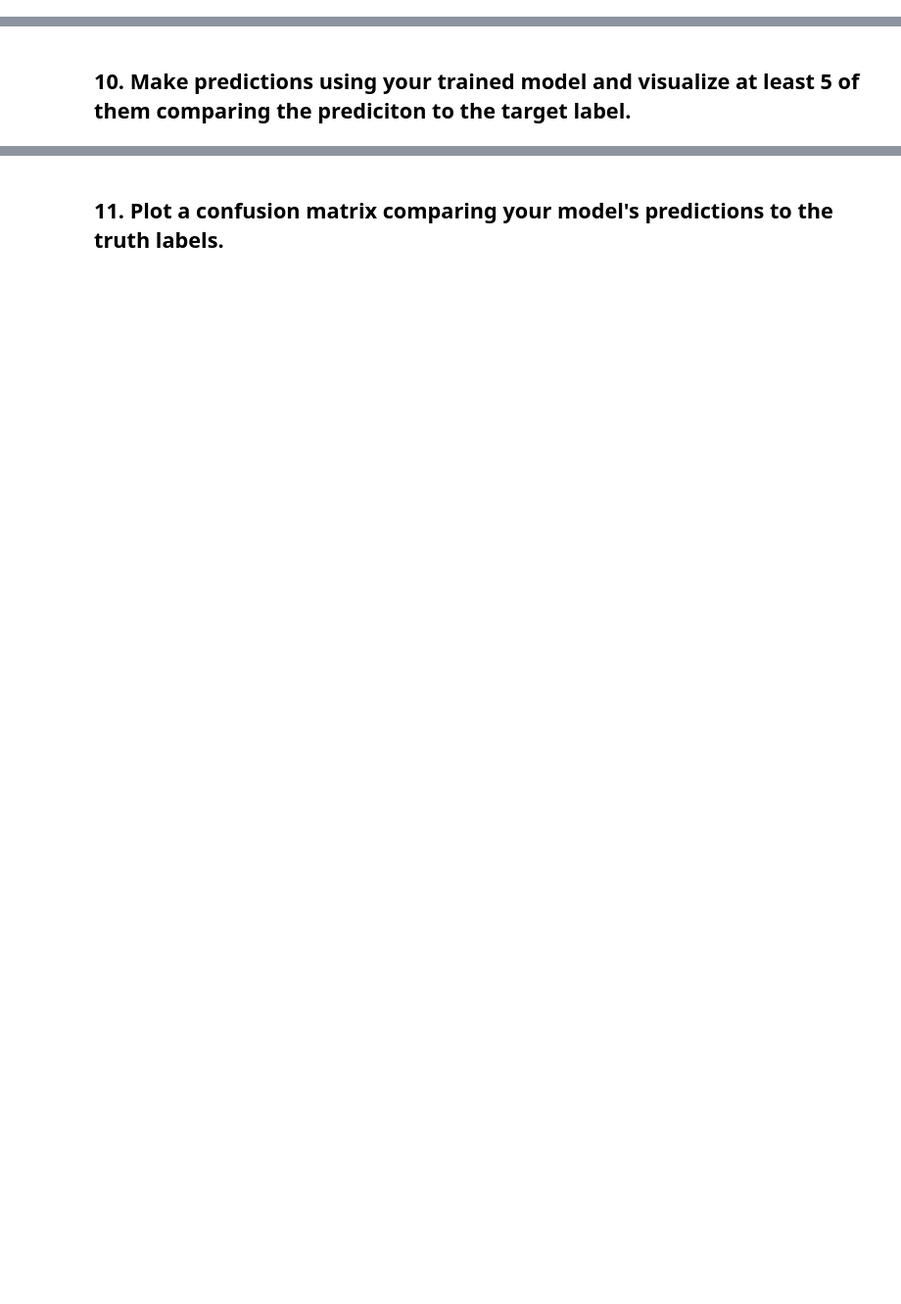
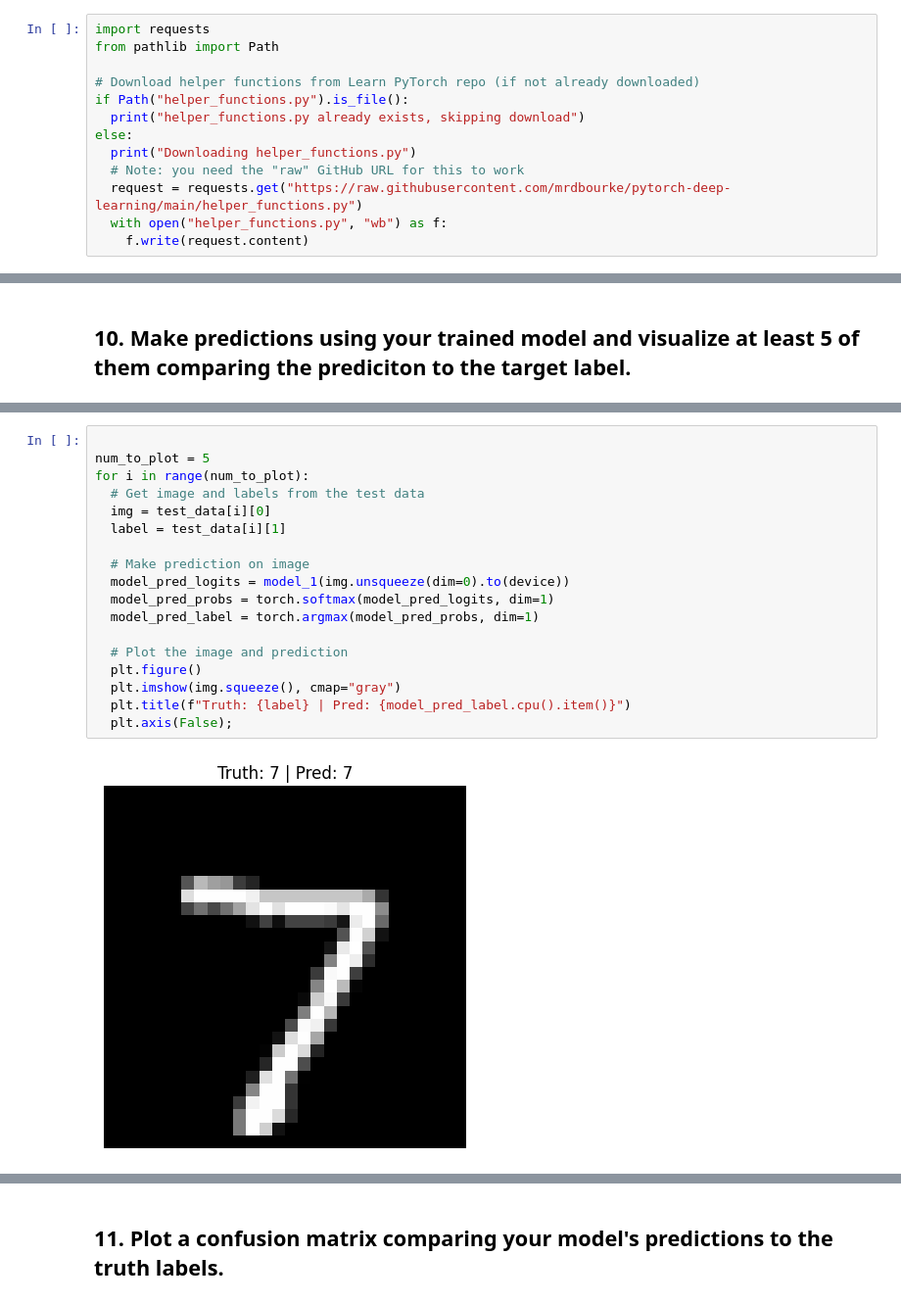
Before and after one commit to sefakurtipek/pytorchTutorials, a Jupyter notebook: 03_pytorch_computer_vision_exercises.ipynb, the cells around one changed output, grey strips where cells are left out. Shown at 98% size. Cells and saved outputs as stored; diff of their text form; blank space fills up the shorter version.

```diff
--- a/03_pytorch_computer_vision_exercises.ipynb
+++ b/03_pytorch_computer_vision_exercises.ipynb
@@ -290,0 +354,13 @@ MNISTModelV1(
+# %%
+import requests
+from pathlib import Path
+
+# Download helper functions from Learn PyTorch repo (if not already downloaded)
+if Path("helper_functions.py").is_file():
+  print("helper_functions.py already exists, skipping download")
+else:
+  print("Downloading helper_functions.py")
+  # Note: you need the "raw" GitHub URL for this to work
+  request = requests.get("https://raw.githubusercontent.com/mrdbourke/pytorch-deep-learning/main/helper_functions.py")
+  with open("helper_functions.py", "wb") as f:
+    f.write(request.content)
@@ -292,0 +455,20 @@ MNISTModelV1(
+# %%
+
+num_to_plot = 5
+for i in range(num_to_plot):
+  # Get image and labels from the test data
+  img = test_data[i][0]
+  label = test_data[i][1]
+
+  # Make prediction on image
+  model_pred_logits = model_1(img.unsqueeze(dim=0).to(device))
+  model_pred_probs = torch.softmax(model_pred_logits, dim=1)
+  model_pred_label = torch.argmax(model_pred_probs, dim=1)
+
+  # Plot the image and prediction
+  plt.figure()
+  plt.imshow(img.squeeze(), cmap="gray")
+  plt.title(f"Truth: {label} | Pred: {model_pred_label.cpu().item()}")
+  plt.axis(False);
+# %% [output]
+[figure, added]
```
Also changed, not shown: parts of 16 cells of this notebook.
